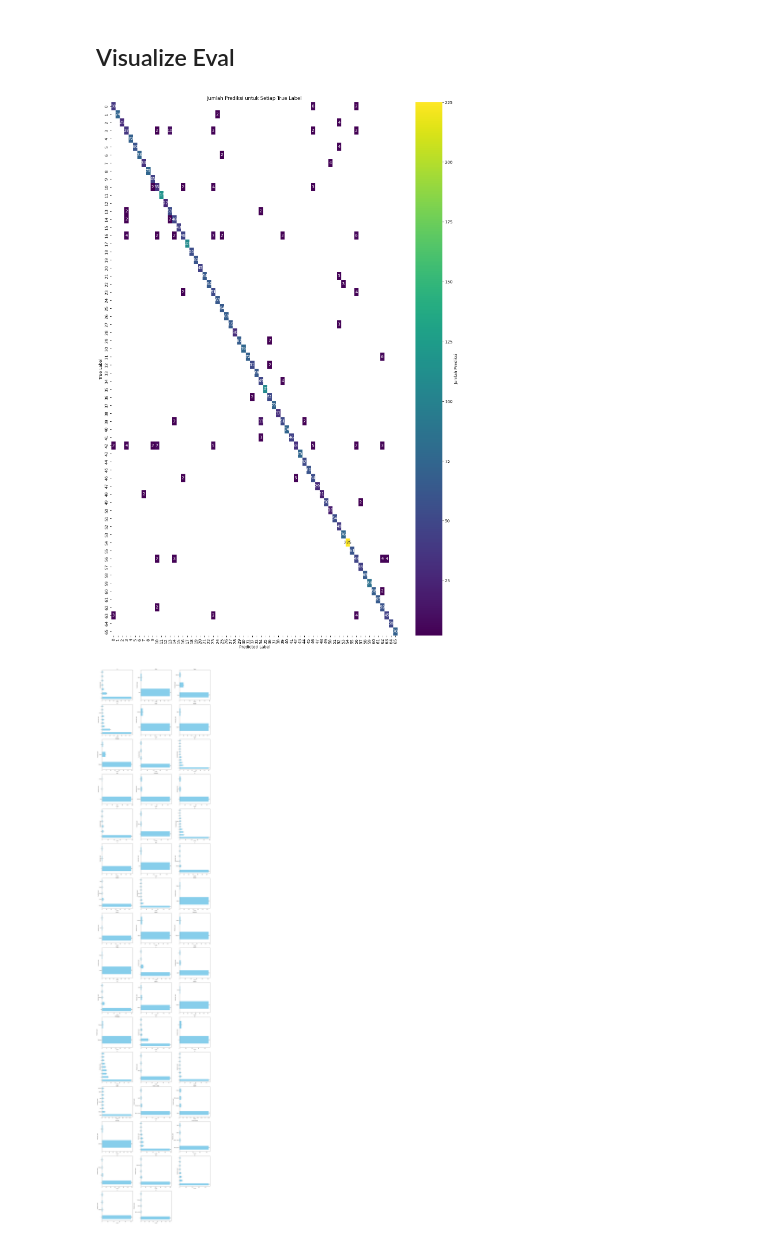
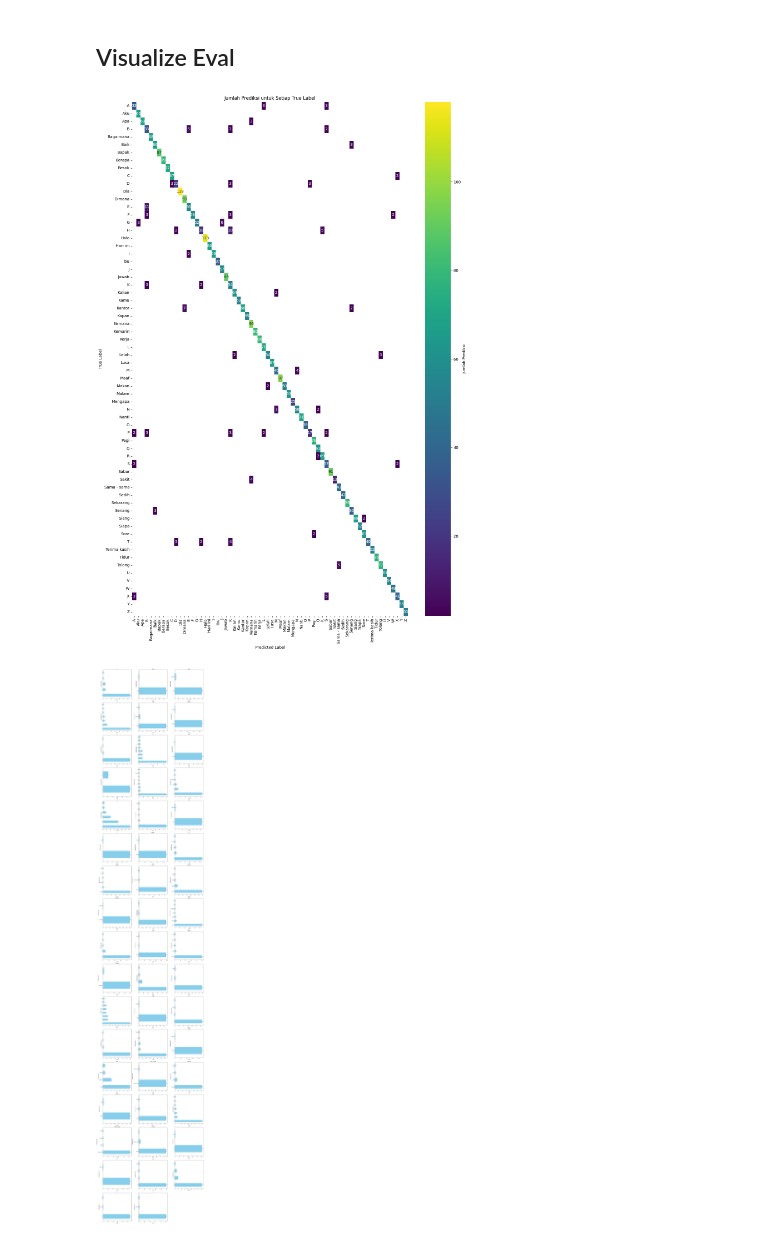
Before and after one commit to Swara-id/ml, a Jupyter notebook: modelling.ipynb, the cells around one changed output. Drawn from its saved outputs; the diff is of its cells as text; code cells hidden in the pictures.

```diff
--- a/modelling.ipynb
+++ b/modelling.ipynb
@@ -356,7 +381,7 @@ Average Validation Accuracy: 0.9164864778518677
 # %% [markdown]
 ## Save Model
 # %%
-model_path = './models/12-juni-0130pm.h5'
+model_path = "./models/14-juni-1058am.h5"
 model.save(model_path)
 # %% [markdown]
 ## Load Model
@@ -382,9 +407,8 @@ _________________________________________________________________
 # %% [markdown]
 # Test Distribusi Akurasi Per Kelas
 # %%
-test_feat_df = pd.read_csv('./datasets/extraction-feature-default/test-feature.csv')
-test_label_df = pd.read_csv('./datasets/extraction-feature-default/test-label.csv')
-test_label_df = test_label_df.rename(columns={'0':'true_label'})
+test_feat_df = pd.read_csv("./datasets/extraction-feature-default/test-feature.csv")
+test_label_df = pd.read_csv("./datasets/extraction-feature-default/test-label.csv")
 
 display(test_feat_df.head(), test_label_df.head())
 # %% [output]
@@ -404,6 +428,8 @@ display(test_feat_df.head(), test_label_df.head())
 # %%
 y_pred = model.predict(X_test)
-y_pred_classes = np.argmax(y_pred, axis=1)
+y_pred_label = label_encoder.inverse_transform(y_pred.argmax(axis=1))
+print(y_pred_label)
 
-print(y_pred_classes)
+y_true_label = label_encoder.inverse_transform(y_test.argmax(axis=1))
+print(y_true_label)
 # %% [output]
@@ -424,3 +439,7 @@ eval_df.head()
+# %%
+eval_df = test_label_df
+eval_df["true_kategorik"] = label_encoder.inverse_transform(y_test.argmax(axis=1))
+eval_df["predicted_kategorik"] = y_pred_label
 # %% [markdown]
 ## Find Predicted Label != True Label
 # %%
@@ -476,53 +510,73 @@ Sabar            29   0  1.000000
 # %% [markdown]
 ## Visualize Eval
 # %%
-count_predictions = eval_df.groupby(['true_label', 'predicted_label']).size().unstack(fill_value=0)
+count_predictions = (
+    eval_df.groupby(["true_kategorik", "predicted_kategorik"]).size().unstack(fill_value=0)
+)
 mask = count_predictions <= 1
 
 plt.figure(figsize=(16, 24))
-sns.heatmap(count_predictions, annot=True, fmt='d', cmap='viridis', mask=mask, cbar_kws={'label': 'Jumlah Prediksi'})
-plt.title('Jumlah Prediksi untuk Setiap True Label')
-plt.xlabel('Predicted Label')
-plt.ylabel('True Label')
+sns.heatmap(
+    count_predictions,
+    annot=True,
+    fmt="d",
+    cmap="viridis",
+    mask=mask,
+    cbar_kws={"label": "Jumlah Prediksi"},
+)
+plt.title("Jumlah Prediksi untuk Setiap True Label")
+plt.xlabel("Predicted Label")
+plt.ylabel("True Label")
 plt.show()
 # %% [output]
-[figure, old version]
+[figure, new version]
 # %%
-count_predictions = eval_df.groupby(['true_label', 'predicted_label']).size().unstack(fill_value=0)
+count_predictions = (
+    eval_df.groupby(["true_kategorik", "predicted_kategorik"]).size().unstack(fill_value=0)
+)
 
 num_classes = count_predictions.shape[0]
 num_cols = 3
 num_rows = (num_classes + num_cols - 1) // num_cols  # Pembulatan ke atas
 
 # Membuat plot
 fig, axes = plt.subplots(num_rows, num_cols, figsize=(20, num_rows * 6))
 axes = np.array(axes).flatten()
 
-# Plot untuk setiap true_label
+# Plot untuk setiap true_kategorik
 plot_count = 0
-for i, true_label in enumerate(count_predictions.index):
+for i, true_kategorik in enumerate(count_predictions.index):
     # Filter hanya untuk nilai-nilai yang memiliki frekuensi lebih dari nol dan nilai prediksi tidak sama dengan true label
-    data_to_plot = count_predictions.loc[true_label][(count_predictions.loc[true_label] > 0) & (count_predictions.columns != true_label)]
+    data_to_plot = count_predictions.loc[true_kategorik][
+        (count_predictions.loc[true_kategorik] > 0)
+        & (count_predictions.columns != true_kategorik)
+    ]
     if not data_to_plot.empty and not data_to_plot.eq(0).all():
         ax = axes[plot_count]
         # Mengganti label angka dengan label kategorikal yang sesuai dari DataFrame eval_df
-        eval_data_to_plot = eval_df[eval_df['true_label'] == true_label]['predicted_kategorik'].value_counts()
-        eval_data_to_plot.plot(kind='barh', ax=ax, color='skyblue')  # Mengubah menjadi plot horizontal ('barh')
-        ax.set_xlabel('Count')
-        ax.set_ylabel('Predicted Label')  # Mengganti label sumbu x dan y
-        ax.set_title(f'{eval_df[eval_df["true_label"] == true_label]["label_kategorik"].iloc[0]}')
+        eval_data_to_plot = eval_df[eval_df["true_kategorik"] == true_kategorik][
+            "predicted_kategorik"
+        ].value_counts()
+        eval_data_to_plot.plot(
+            kind="barh", ax=ax, color="skyblue"
+        )  # Mengubah menjadi plot horizontal ('barh')
+        ax.set_xlabel("Count")
+        ax.set_ylabel("Predicted Label")  # Mengganti label sumbu x dan y
+        ax.set_title(
+            f'{eval_df[eval_df["true_kategorik"] == true_kategorik]["true_kategorik"].iloc[0]}'
+        )
 
         # Menambahkan label angka di sebelah kanan diagram
         for j, v in enumerate(eval_data_to_plot.values):
-            ax.text(v + 0.1, j, str(v), ha='left', va='center')
+            ax.text(v + 0.1, j, str(v), ha="left", va="center")
 
         plot_count += 1
 
 # Menghapus axes yang kosong pada layout
 for j in range(plot_count, len(axes)):
     fig.delaxes(axes[j])
 
 fig.tight_layout()
 plt.show()
 # %% [output]
-[figure, old version]
+[figure, new version]
```
Also changed, not shown: parts of 29 cells of this notebook, 8 other files.
